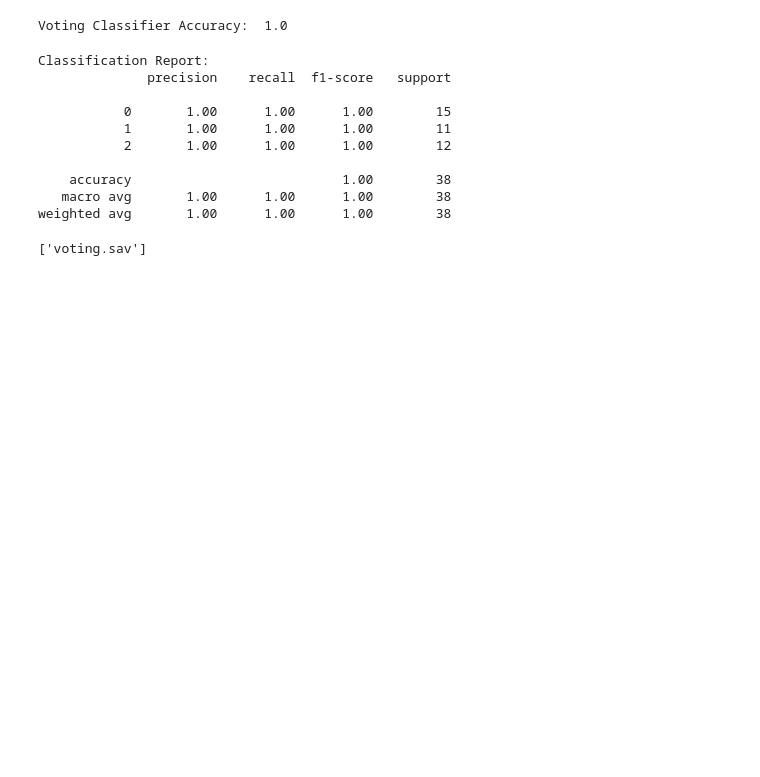
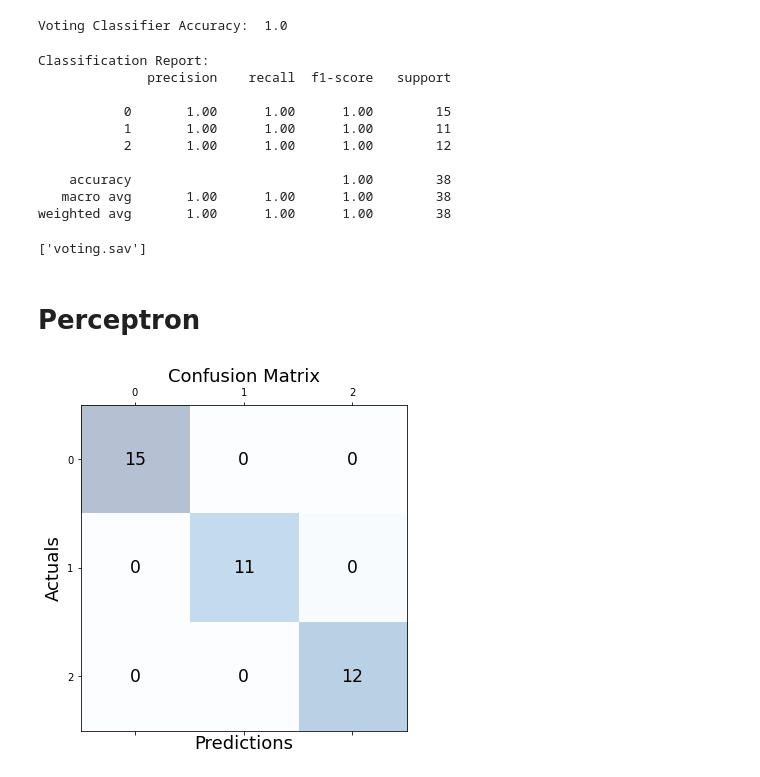
Before and after one commit to Santoesteban/Santoesteban.github.io, a Jupyter notebook: Iris_Model.ipynb, the cells around one changed output. Cells and saved outputs as stored; diff of their text form; code cells hidden in the pictures; blank space fills up the shorter version.

```diff
--- a/Iris_Model.ipynb
+++ b/Iris_Model.ipynb
@@ -450,3 +442,38 @@ weighted avg       1.00      1.00      1.00        38
 dump(voting_clf, 'voting.sav')
 # %% [output]
 ['voting.sav']
+# %% [markdown]
+# Perceptron
+# %%
+from sklearn.linear_model import Perceptron
+
+#y = (Iris.target = 0).astype(np.int)
+X_train_transformed = iris_pipeline.fit_transform(X_train)
+
+per_clf = Perceptron()
+per_clf.fit(X_train_transformed, y_train)
+
+y_pred = per_clf.predict(X_train_transformed)
+# %%
+#CONFUSION MATRIX
+
+X_test_transformed = iris_pipeline.fit_transform(X_test)
+per_clf_prediction = per_clf.predict(X_test_transformed)
+
+# Calculate the confusion matrix
+perceptron_CM = confusion_matrix(y_test, per_clf_prediction)
+#
+# Print the confusion matrix using Matplotlib
+#
+fig, ax = plt.subplots(figsize=(6, 6))
+ax.matshow(perceptron_CM, cmap=plt.cm.Blues, alpha=0.3)
+for i in range(tree_CM.shape[0]):
+    for j in range(tree_CM.shape[1]):
+        ax.text(x=j, y=i,s=tree_CM[i, j], va='center', ha='center', size='xx-large')
+
+plt.xlabel('Predictions', fontsize=18)
+plt.ylabel('Actuals', fontsize=18)
+plt.title('Confusion Matrix', fontsize=18)
+plt.show()
+# %% [output]
+[figure, added]
```
Also changed, not shown: parts of 4 cells of this notebook.
